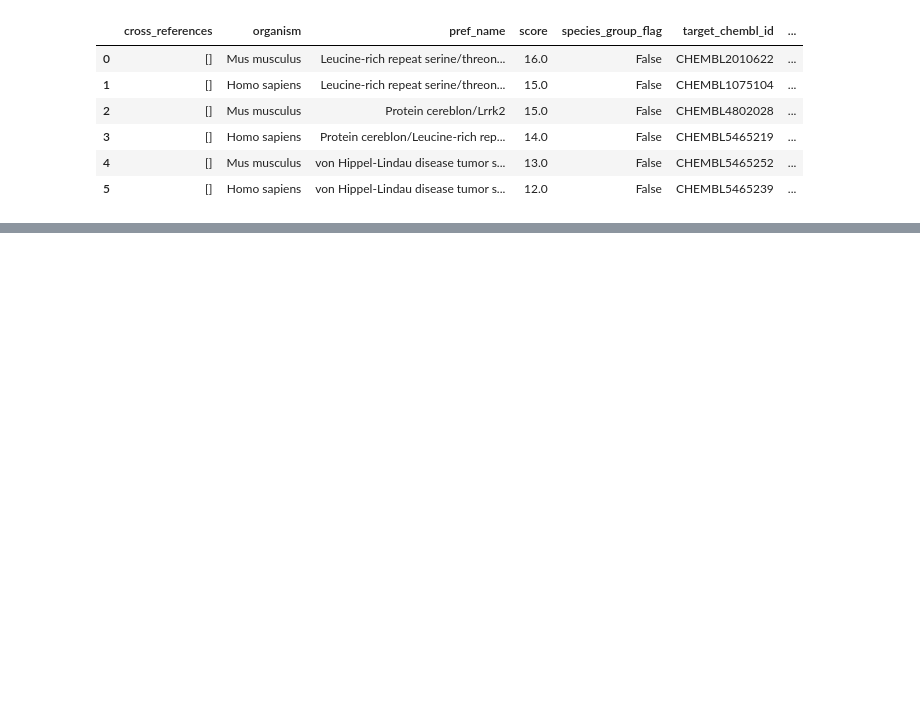
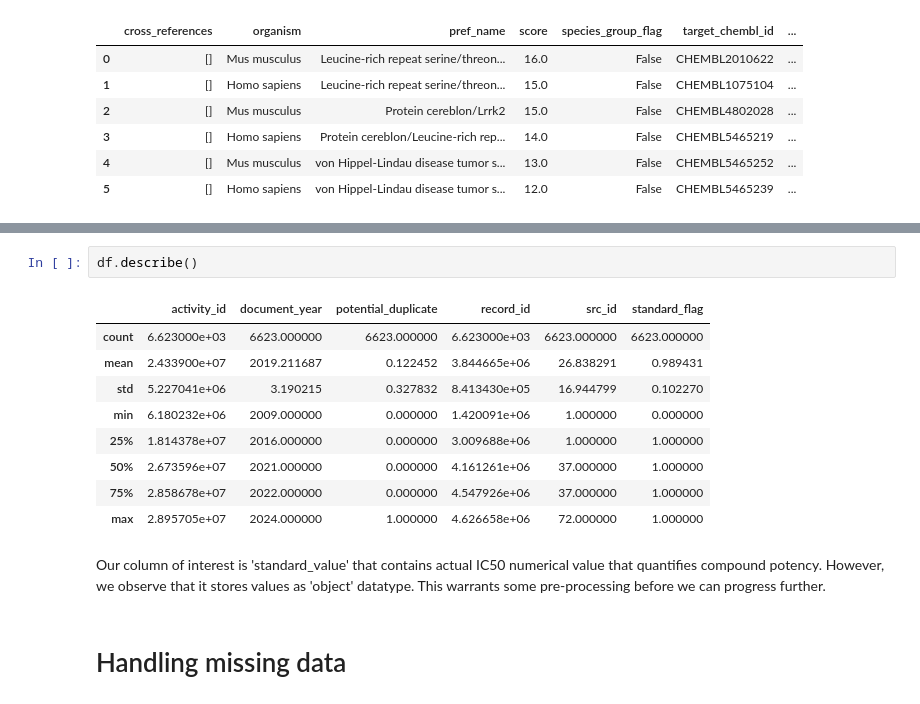
Before and after one commit to PSardar19/DrugDiscovery, a Jupyter notebook: scripts/1_download_data.ipynb, the cells around one changed output, grey strips where cells are left out. Saved outputs shown, nothing was run; the diff lists cells and outputs as text; blank space fills up the shorter version.

```diff
--- a/scripts/1_download_data.ipynb
+++ b/scripts/1_download_data.ipynb
@@ -65,0 +157,16 @@ targets
+# %%
+df.describe()
+# %% [output]
+|  | activity_id | document_year | potential_duplicate | record_id | src_id | standard_flag |
+| count | 6.623000e+03 | 6623.000000 | 6623.000000 | 6.623000e+03 | 6623.000000 | 6623.000000 |
+| mean | 2.433900e+07 | 2019.211687 | 0.122452 | 3.844665e+06 | 26.838291 | 0.989431 |
+| std | 5.227041e+06 | 3.190215 | 0.327832 | 8.413430e+05 | 16.944799 | 0.102270 |
+| min | 6.180232e+06 | 2009.000000 | 0.000000 | 1.420091e+06 | 1.000000 | 0.000000 |
+| 25% | 1.814378e+07 | 2016.000000 | 0.000000 | 3.009688e+06 | 1.000000 | 1.000000 |
+| 50% | 2.673596e+07 | 2021.000000 | 0.000000 | 4.161261e+06 | 37.000000 | 1.000000 |
+| 75% | 2.858678e+07 | 2022.000000 | 0.000000 | 4.547926e+06 | 37.000000 | 1.000000 |
+| max | 2.895705e+07 | 2024.000000 | 1.000000 | 4.626658e+06 | 72.000000 | 1.000000 |
+# %% [markdown]
+Our column of interest is 'standard_value' that contains actual IC50 numerical value that quantifies compound potency. However, we observe that it stores values as 'object' datatype. This warrants some pre-processing before we can progress further.
+# %% [markdown]
+# Handling missing data
```
Also changed, not shown: parts of 16 cells of this notebook, 1 other file.
